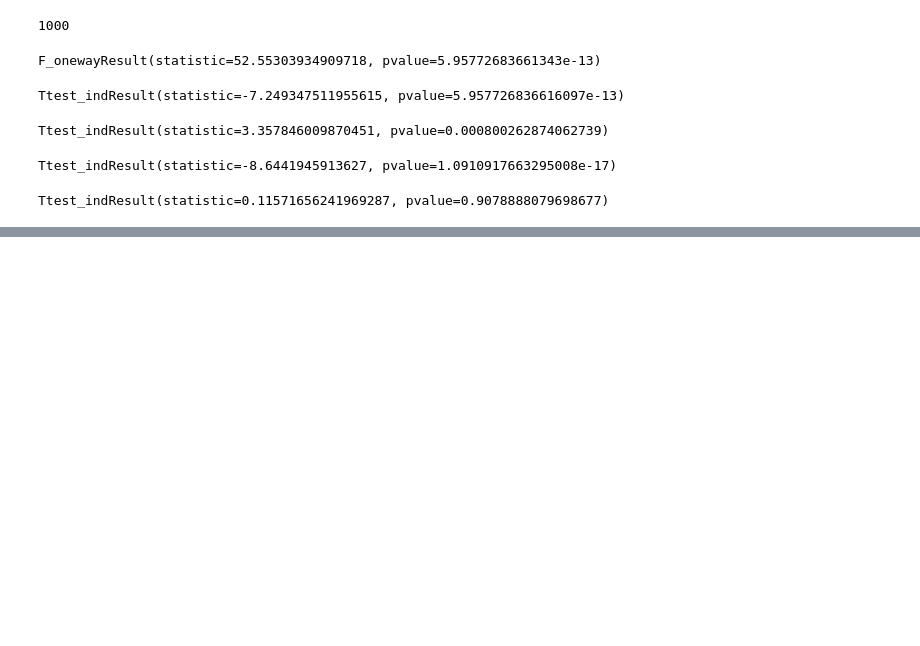
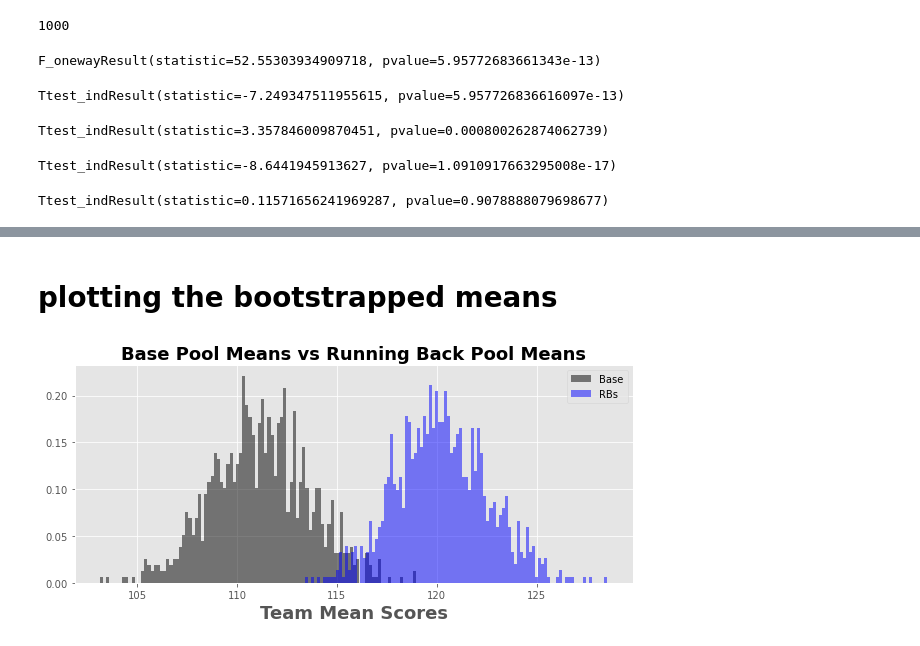
Before and after one commit to amoss038/DFS_Comparison-, a Jupyter notebook: team_generator.ipynb, the cells around one changed output, grey strips where cells are left out. Saved outputs shown, nothing was run; the diff lists cells and outputs as text; code cells hidden in the pictures; blank space fills up the shorter version.

```diff
--- a/team_generator.ipynb
+++ b/team_generator.ipynb
@@ -598,0 +601,14 @@ Ttest_indResult(statistic=0.11571656241969287, pvalue=0.9078888079698677)
+# %%
+#bootstrapping base means
+
+bootstrap_base_means = []
+for i in range(1000):
+    bootstrap_base_means.append(np.mean(np.random.choice(base_pool, 100, replace=True)))
+# %%
+#bootstrapping rb means
+
+bootstrap_rb_means = []
+for i in range(1000):
+    bootstrap_rb_means.append(np.mean(np.random.choice(rb_samples, 100, replace=True)))
+
+bootstrap_rb_means
@@ -598,0 +662,15 @@ Ttest_indResult(statistic=0.11571656241969287, pvalue=0.9078888079698677)
+# %% [markdown]
+# plotting the bootstrapped means
+# %%
+def bootstrapper(pool_1, pool_2):
+
+    fig, ax = plt.subplots(1, figsize=(10, 4))
+    ax.hist(pool_1, bins=100, density=True, color="black", alpha=0.5, label='Base')
+    ax.hist(pool_2, bins=100, density=True, color="blue", alpha=0.5, label='RBs')
+    ax.set_title(label = "Base Pool Means vs Running Back Pool Means", fontsize=18, weight = 'bold')
+    plt.xlabel("Team Mean Scores", fontsize=18, weight = 'bold')
+    ax.legend()
+
+bootstrapper(bootstrap_base_means, bootstrap_rb_means)
+# %% [output]
+[figure, added]
```
Also changed, not shown: parts of 6 cells of this notebook, 3 other files.
